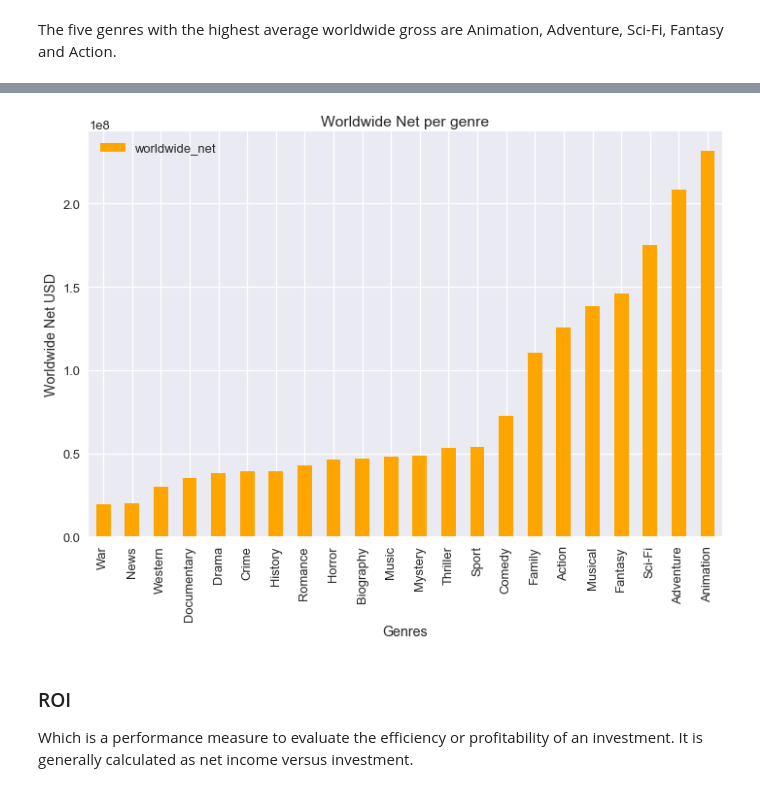
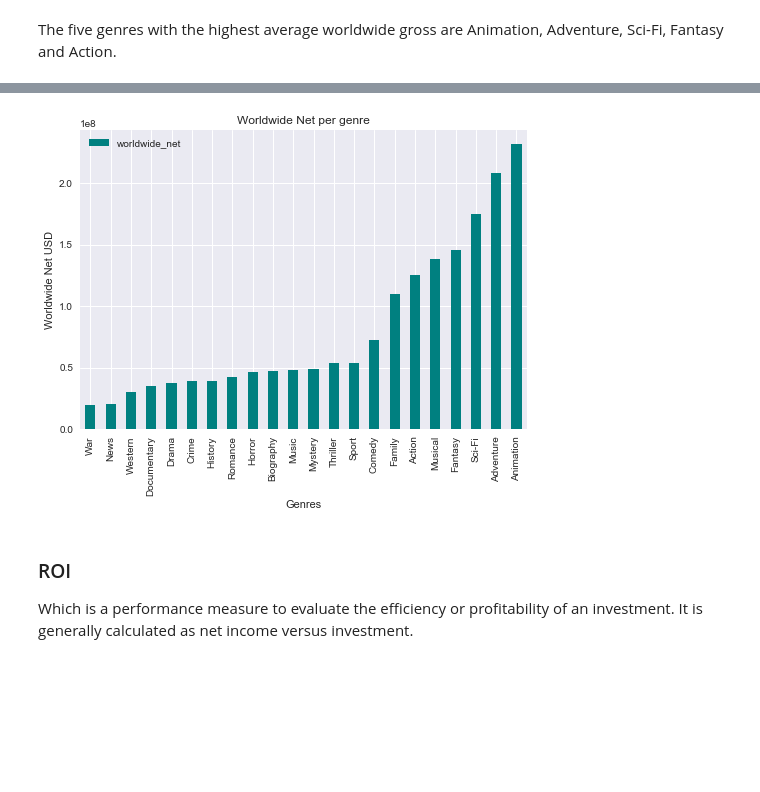
Before and after one commit to MNLKuzmin/dsc-project-genrestudy, a Jupyter notebook: A Genre Study first draft-skimmed down version.ipynb, the cells around one changed output, grey strips where cells are left out. Saved outputs shown, nothing was run; the diff lists cells and outputs as text; code cells hidden in the pictures; blank space fills up the shorter version.

```diff
--- a/A Genre Study first draft-skimmed down version.ipynb
+++ b/A Genre Study first draft-skimmed down version.ipynb
@@ -382,4 +373,2 @@ average_df.plot.bar(y='domestic_gross',color='red',title='Domestic Gross per Gen
-# %%
-plt.style.use('seaborn-talk')
 # %%
 average_df=average_df.sort_values(by=['worldwide_gross'])
@@ -398,3 +388,5 @@ average_df.plot.bar(y='production_budget',title='Production Budget per Genre', \
+# %%
+plt.style.use('seaborn-notebook')
 # %%
 average_df=average_df.sort_values(by=['domestic_net'])
 average_df.plot.bar(y='domestic_net',color='#11dd99', title='Domestic Net per Genre', \
@@ -404,11 +396,9 @@ average_df.plot.bar(y='domestic_net',color='#11dd99', title='Domestic Net per Ge
-# %%
-plt.style.use('seaborn-deep')
 # %%
 average_df=average_df.sort_values(by=['worldwide_net'])
-average_df.plot.bar(y='worldwide_net',color='orange', title='Worldwide Net per genre',\
+average_df.plot.bar(y='worldwide_net',color='teal', title='Worldwide Net per genre',\
                     ylabel='Worldwide Net USD', xlabel='Genres');
 # %% [output]
-[figure, old version]
+[figure, new version]
 # %% [markdown]
 ### ROI
 Which is a performance measure to evaluate the efficiency or profitability of an investment.
```
Also changed, not shown: parts of 25 cells of this notebook.
